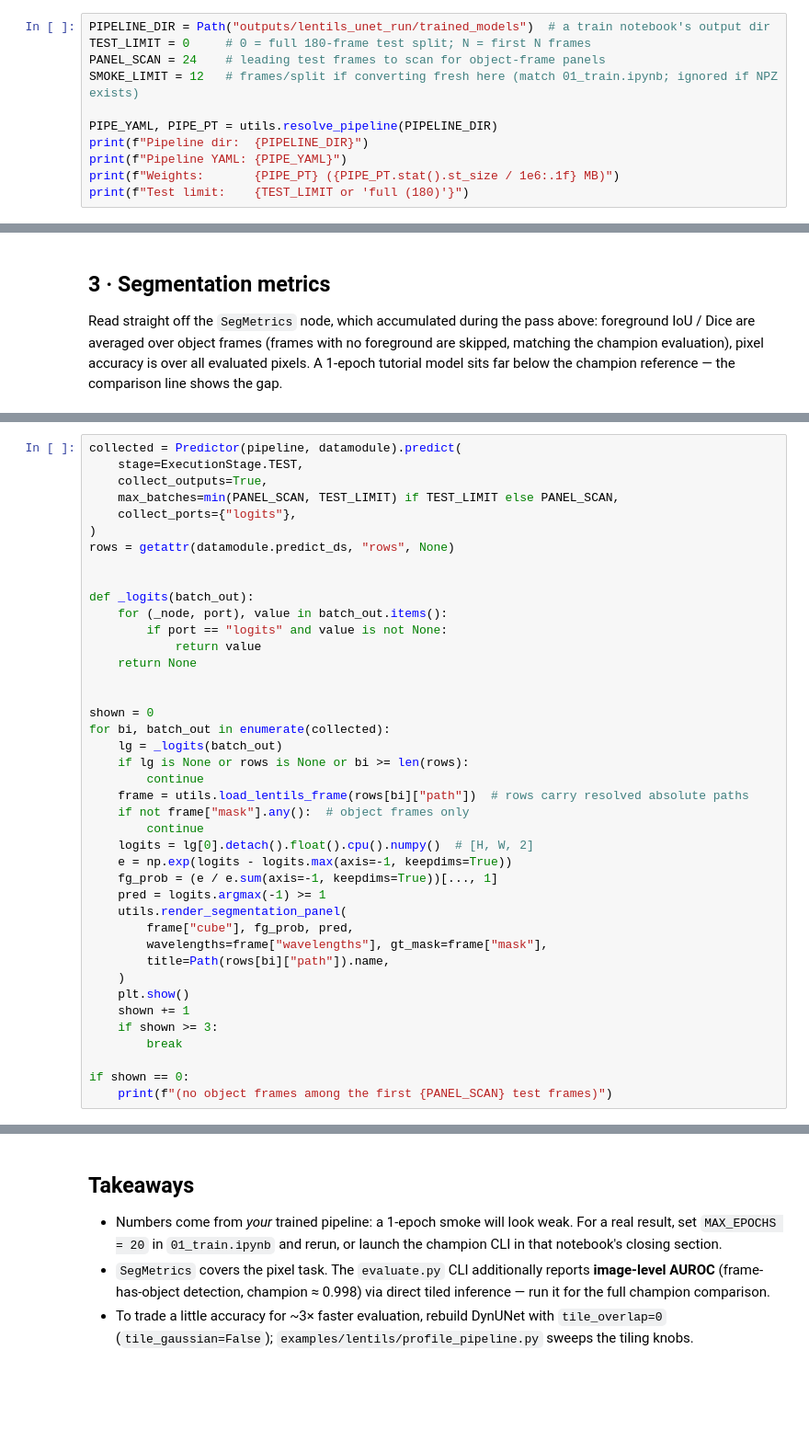
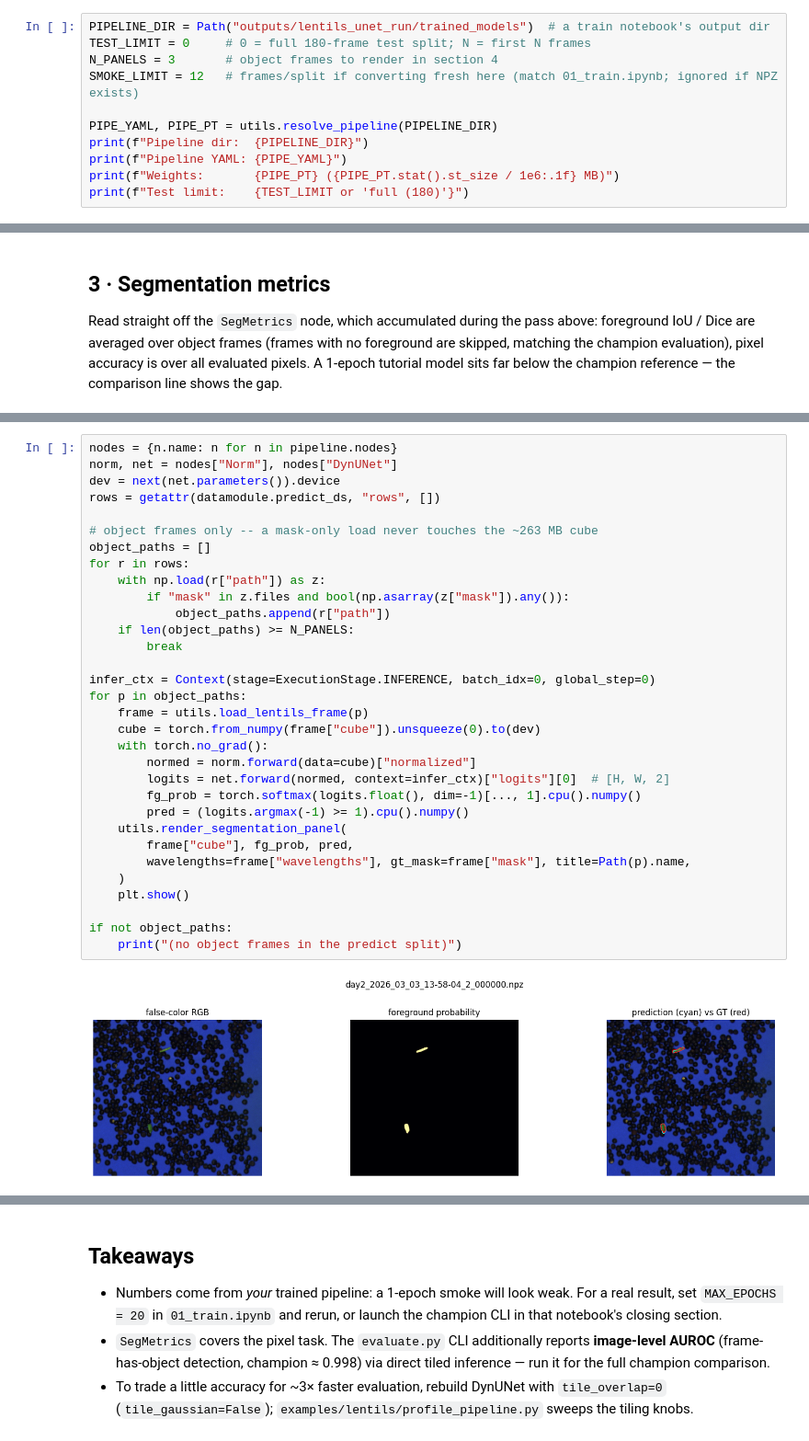
Before and after one commit to cubert-hyperspectral/cuvis-ai-unet, a Jupyter notebook: notebooks/lentils_segmentation/02_inference.ipynb, the cells around one changed output, grey strips where cells are left out. Shown at 92% size. Saved outputs shown, nothing was run; the diff lists cells and outputs as text; blank space fills up the shorter version.

```diff
--- a/notebooks/lentils_segmentation/02_inference.ipynb
+++ b/notebooks/lentils_segmentation/02_inference.ipynb
@@ -91,7 +94,7 @@ logger.info(f"Using device {device}")
 # %%
 PIPELINE_DIR = Path("outputs/lentils_unet_run/trained_models")  # a train notebook's output dir
 TEST_LIMIT = 0     # 0 = full 180-frame test split; N = first N frames
-PANEL_SCAN = 24    # leading test frames to scan for object-frame panels
+N_PANELS = 3       # object frames to render in section 4
 SMOKE_LIMIT = 12   # frames/split if converting fresh here (match 01_train.ipynb; ignored if NPZ exists)
 
 PIPE_YAML, PIPE_PT = utils.resolve_pipeline(PIPELINE_DIR)
@@ -188,41 +232,34 @@ are reloaded from their NPZ for a true false-colour view (red = GT contour, cyan
-# %%
-collected = Predictor(pipeline, datamodule).predict(
-    stage=ExecutionStage.TEST,
-    collect_outputs=True,
-    max_batches=min(PANEL_SCAN, TEST_LIMIT) if TEST_LIMIT else PANEL_SCAN,
-    collect_ports={"logits"},
-)
-rows = getattr(datamodule.predict_ds, "rows", None)
-
-
-def _logits(batch_out):
-    for (_node, port), value in batch_out.items():
-        if port == "logits" and value is not None:
-            return value
-    return None
-
-
-shown = 0
-for bi, batch_out in enumerate(collected):
-    lg = _logits(batch_out)
-    if lg is None or rows is None or bi >= len(rows):
-        continue
-    frame = utils.load_lentils_frame(rows[bi]["path"])  # rows carry resolved absolute paths
-    if not frame["mask"].any():  # object frames only
-        continue
-    logits = lg[0].detach().float().cpu().numpy()  # [H, W, 2]
-    e = np.exp(logits - logits.max(axis=-1, keepdims=True))
-    fg_prob = (e / e.sum(axis=-1, keepdims=True))[..., 1]
-    pred = logits.argmax(-1) >= 1
-    utils.render_segmentation_panel(
-        frame["cube"], fg_prob, pred,
-        wavelengths=frame["wavelengths"], gt_mask=frame["mask"],
-        title=Path(rows[bi]["path"]).name,
-    )
-    plt.show()
-    shown += 1
-    if shown >= 3:
-        break
-
-if shown == 0:
-    print(f"(no object frames among the first {PANEL_SCAN} test frames)")
+# %%
+nodes = {n.name: n for n in pipeline.nodes}
+norm, net = nodes["Norm"], nodes["DynUNet"]
+dev = next(net.parameters()).device
+rows = getattr(datamodule.predict_ds, "rows", [])
+
+# object frames only -- a mask-only load never touches the ~263 MB cube
+object_paths = []
+for r in rows:
+    with np.load(r["path"]) as z:
+        if "mask" in z.files and bool(np.asarray(z["mask"]).any()):
+            object_paths.append(r["path"])
+    if len(object_paths) >= N_PANELS:
+        break
+
+infer_ctx = Context(stage=ExecutionStage.INFERENCE, batch_idx=0, global_step=0)
+for p in object_paths:
+    frame = utils.load_lentils_frame(p)
+    cube = torch.from_numpy(frame["cube"]).unsqueeze(0).to(dev)
+    with torch.no_grad():
+        normed = norm.forward(data=cube)["normalized"]
+        logits = net.forward(normed, context=infer_ctx)["logits"][0]  # [H, W, 2]
+        fg_prob = torch.softmax(logits.float(), dim=-1)[..., 1].cpu().numpy()
+        pred = (logits.argmax(-1) >= 1).cpu().numpy()
+    utils.render_segmentation_panel(
+        frame["cube"], fg_prob, pred,
+        wavelengths=frame["wavelengths"], gt_mask=frame["mask"], title=Path(p).name,
+    )
+    plt.show()
+
+if not object_paths:
+    print("(no object frames in the predict split)")
+# %% [output]
+[figure, added]
```
Also changed, not shown: parts of 11 cells of this notebook, 3 other files.
